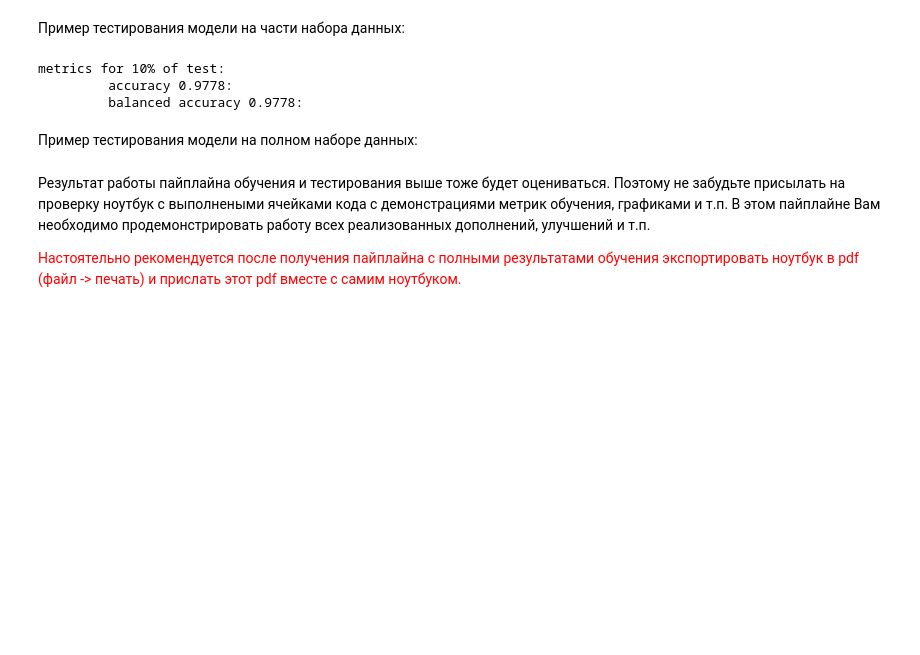
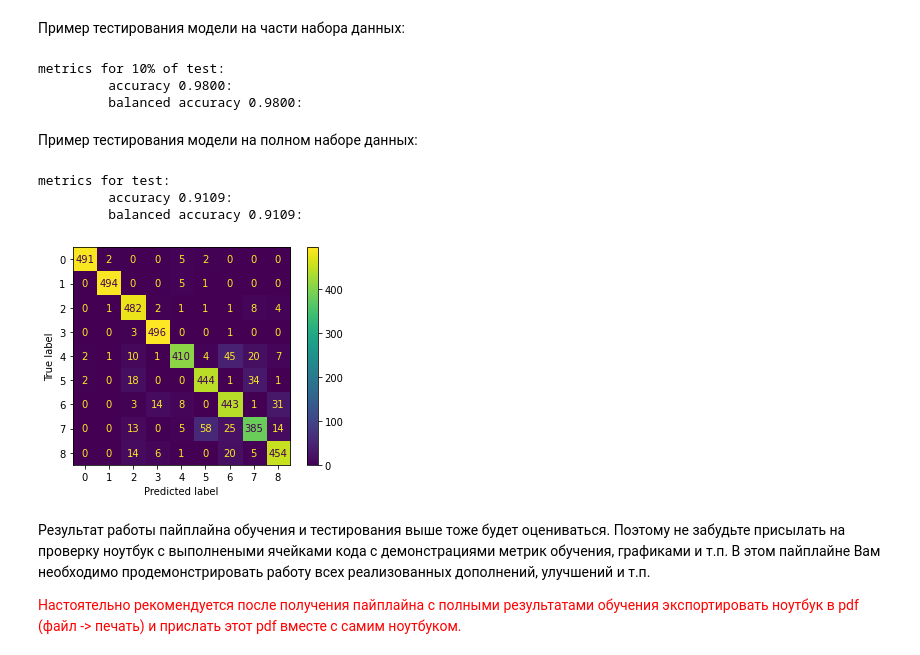
Before and after one commit to Mitdia/Histopathological-images-classification-network, a Jupyter notebook: HystologicalNotebook.ipynb, the cells around one changed output. Cells and saved outputs as stored; diff of their text form; code cells hidden in the pictures; blank space fills up the shorter version.

```diff
--- a/HystologicalNotebook.ipynb
+++ b/HystologicalNotebook.ipynb
@@ -568,10 +567,10 @@ Metrics.accuracy(d_test.labels, pred_svm)
 
 Используя введенные выше классы можем перейти уже непосредственно к обучению модели классификации изображений. Пример общего пайплайна решения задачи приведен ниже. Вы можете его расширять и улучшать. В данном примере используются наборы данных 'train_small' и 'test_small'.
 # %%
-model = ModelSVM()
+model = ModelNeural(first_architecture)
 if not EVALUATE_ONLY:
     model.train(d_train)
-    model.save("best")
+    model.save("first")
 else:
-    model.load('best')
+    model.load('first')
 # %% [output]
@@ -581,20 +613,25 @@ training complete!
 Пример тестирования модели на части набора данных:
 # %%
 # evaluating model on 10% of test dataset
-pred_1 = model_svm.test_on_dataset(d_test, limit=0.1)
+pred_1 = model.test_on_dataset(d_test, limit=0.1)
 Metrics.print_all(d_test.labels[:len(pred_1)], pred_1, '10% of test')
 # %% [output]
 metrics for 10% of test:
-         accuracy 0.9778:
-         balanced accuracy 0.9778:
+         accuracy 0.9800:
+         balanced accuracy 0.9800:
 # %% [markdown]
 Пример тестирования модели на полном наборе данных:
 # %%
 # evaluating model on full test dataset (may take time)
 if TEST_ON_LARGE_DATASET:
-    pred_2 = model_svm.test_on_dataset(d_test)
+    pred_2 = model.test_on_dataset(d_test)
     Metrics.print_all(d_test.labels, pred_2, 'test')
     Metrics.confusion_matrix(d_test.labels, pred_2)
+# %% [output]
+metrics for test:
+         accuracy 0.9109:
+         balanced accuracy 0.9109:
+[figure, added]
 # %% [markdown]
 Результат работы пайплайна обучения и тестирования выше тоже будет оцениваться. Поэтому не забудьте присылать на проверку ноутбук с выполнеными ячейками кода с демонстрациями метрик обучения, графиками и т.п. В этом пайплайне Вам необходимо продемонстрировать работу всех реализованных дополнений, улучшений и т.п.
 
```
Also changed, not shown: parts of 19 cells of this notebook, 1 other file.
